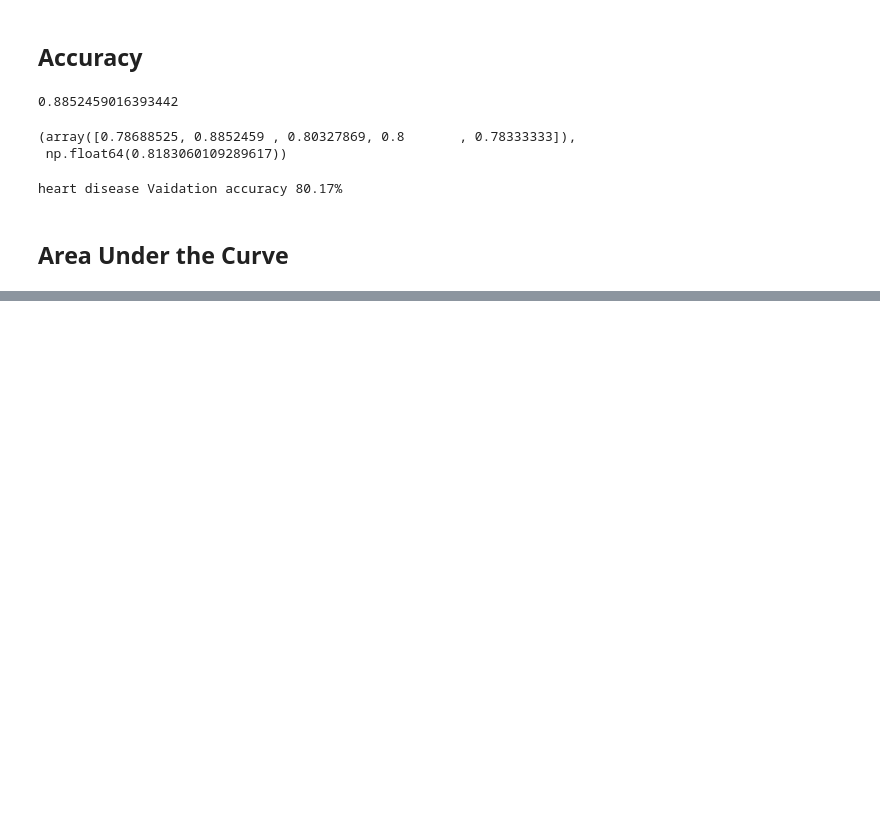
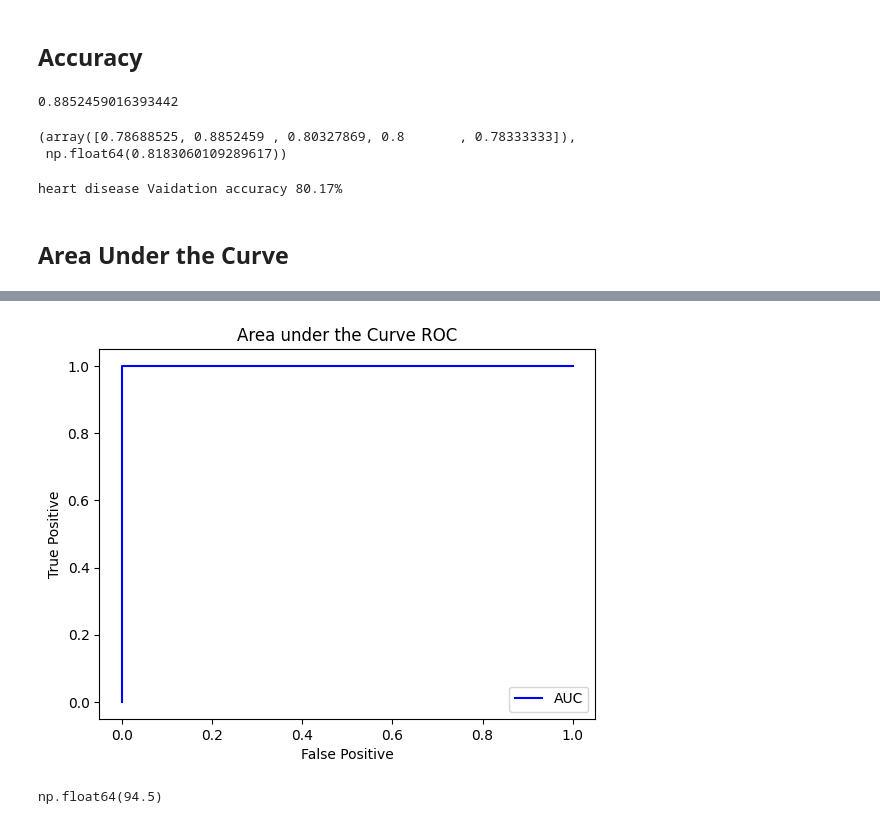
Before and after one commit to MuhammadRehanKhalid/Ehunar_ML_AI, a Jupyter notebook: M_10_Evaluating_ML_Model.ipynb, the cells around one changed output, grey strips where cells are left out. Saved outputs shown, nothing was run; the diff lists cells and outputs as text; code cells hidden in the pictures; blank space fills up the shorter version.

```diff
--- a/M_10_Evaluating_ML_Model.ipynb
+++ b/M_10_Evaluating_ML_Model.ipynb
@@ -148,0 +170,13 @@ fpr, tpr, threshold
+# %%
+# Ideal are unde curve
+fpr, tpr, threshold = roc_curve(y_test, y_test)
+plt_proc(fpr, tpr)
+# %% [output]
+[figure, added]
+# %%
+# total actual value of area
+from sklearn.metrics import roc_auc_score
+roc_auc_score(y_test, y_prob_1)*100
+# positive
+# %% [output]
+np.float64(94.5)
```
Also changed, not shown: parts of 12 cells of this notebook.
